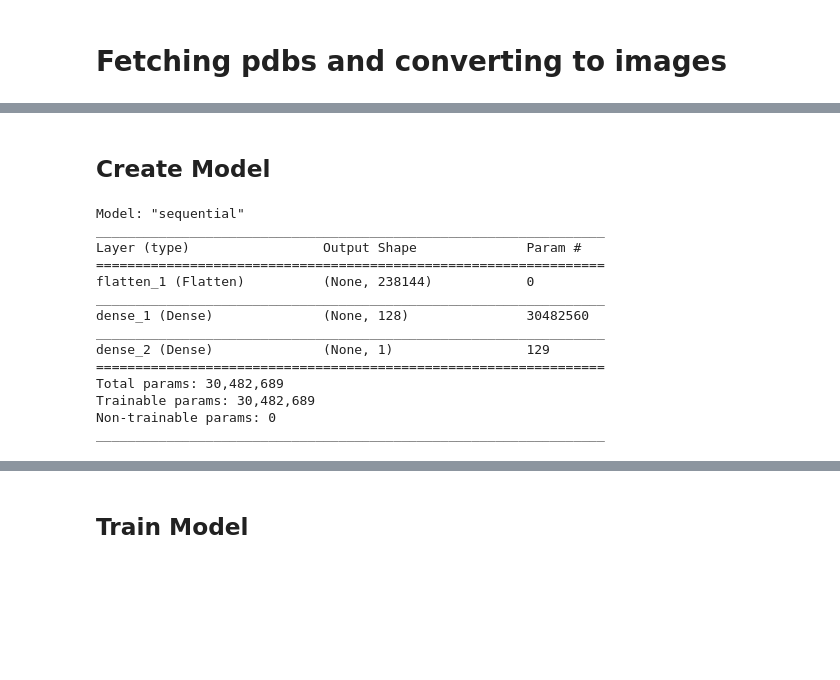
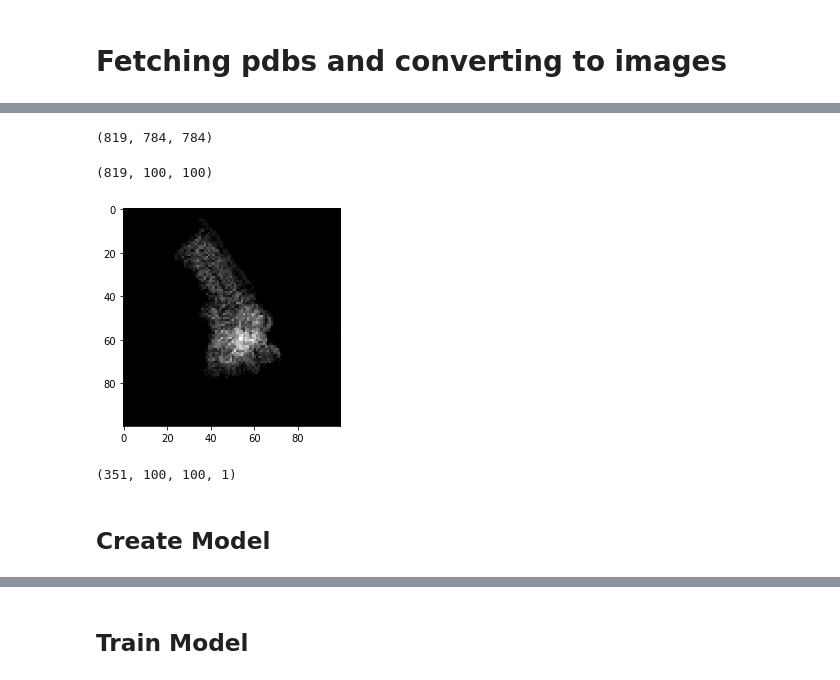
Before and after one commit to cmccaffe/NozPiker, a Jupyter notebook: workbook/TF_Run.ipynb, the cells around one changed output, grey strips where cells are left out. Drawn from its saved outputs; the diff is of its cells as text; code cells hidden in the pictures; blank space fills up the shorter version.

```diff
--- a/workbook/TF_Run.ipynb
+++ b/workbook/TF_Run.ipynb
@@ -29,5 +34,20 @@ len(MRC_PATHS)
+# %%
+def GetImageSet(mrc,store):
+    from mrcfile import open
+    name = mrc.split('/')[-1].split('_')[0]
+    ID = mrc.split('/')[-1].split('_')[1]
+    with open(mrc,'r') as m:
+        data = []
+        for i in range(m.data.shape[0]):
+            data.append(m.data[i,:,:])
+    size = len(data[-1][:,0])
+    for image in range(len(data)):
+        store[(name, ID, image)] = data[image]
+    return size
 # %%
 store = {}
-
+MXSZ = 0
 for MRC in MRC_PATHS:
-    size = NZ.GetImageSet(MRC,MRC.split('/')[-1].split('_')[0],store)
+    size = GetImageSet(MRC,store)
+    if size > MXSZ:
+        MXSZ = size
@@ -34,2 +109,2 @@ for MRC in MRC_PATHS:
 # %%
-train_images, train_labels, class_names = NZ.CreateTrainingData(store,size)
+train_images, train_labels, test_images, test_labels, class_names = CreateTrainingData(store, MXSZ, 0.3)
@@ -35,0 +122,11 @@ train_images, train_labels, class_names = NZ.CreateTrainingData(store,size)
+# %%
+train_images.shape
+# %% [output]
+(819, 784, 784)
+# %%
+train_images_sm = np.zeros((len(train_images), 100, 100))
+
+for idx in range(len(train_images)):
+    img = train_images[idx, :, :]
+    img_sm = cv2.resize(img, (100, 100), interpolation=cv2.INTER_CUBIC)
+    train_images_sm[idx, :, :] = img_sm
@@ -35,0 +140,9 @@ train_images, train_labels, class_names = NZ.CreateTrainingData(store,size)
+# %%
+train_images_sm.shape
+# %% [output]
+(819, 100, 100)
+# %%
+plt.imshow(train_images_sm[100], cmap=plt.cm.binary_r)
+plt.show()
+# %% [output]
+[figure, added]
@@ -36,30 +152,20 @@ train_images, train_labels, class_names = NZ.CreateTrainingData(store,size)
+# %%
+test_images_sm.shape
+# %% [output]
+(351, 100, 100, 1)
 # %% [markdown]
 ## Create Model
 # %%
 # Define model
 def create_model():
     model = keras.models.Sequential([
-        keras.layers.Flatten(input_shape=(size,size)),
+        keras.layers.Flatten(input_shape=(100,100)),
+        keras.layers.Dense(1000,activation='relu'),
         keras.layers.Dense(128,activation='relu'),
         keras.layers.Dense(len(class_names))
     ])
 
     model.compile(optimizer = 'adam',
-                  loss = tf.losses.SparseCategoricalCrossentropy(from_logits=True),
+                  loss = keras.losses.SparseCategoricalCrossentropy(from_logits=True),
                   metrics = ['accuracy'])
     return model
-# %% [output]
-Model: "sequential"
-_________________________________________________________________
-Layer (type)                 Output Shape              Param #
-=================================================================
-flatten_1 (Flatten)          (None, 238144)            0
-_________________________________________________________________
-dense_1 (Dense)              (None, 128)               30482560
-_________________________________________________________________
-dense_2 (Dense)              (None, 1)                 129
-=================================================================
-Total params: 30,482,689
-Trainable params: 30,482,689
-Non-trainable params: 0
-_________________________________________________________________
```
Also changed, not shown: parts of 33 cells of this notebook, 3 other files.
